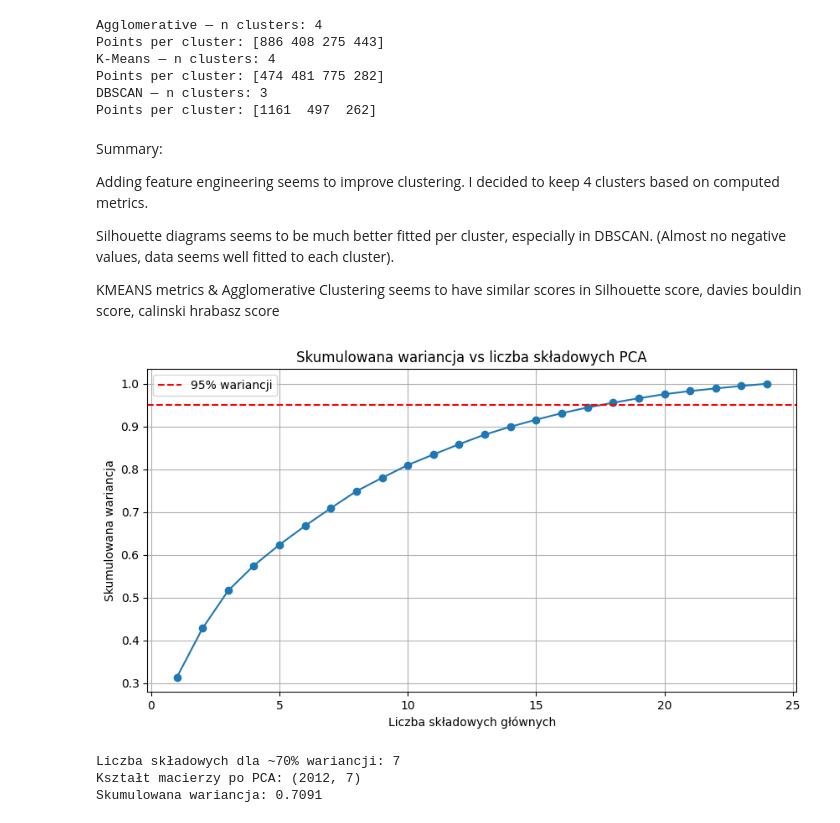
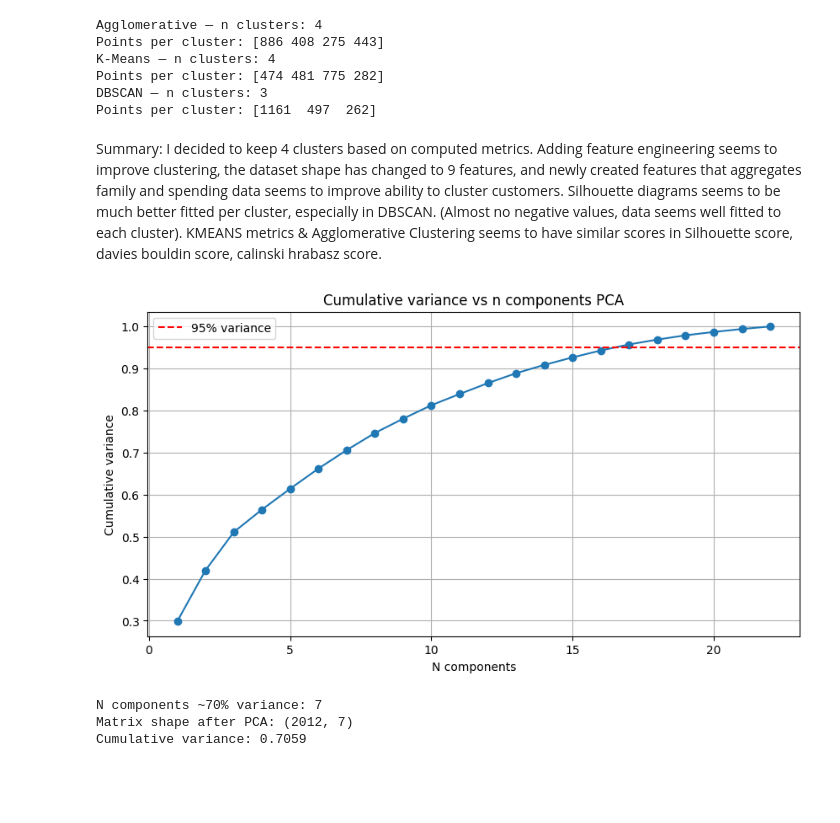
Before and after one commit to jancewicz/PJATK---Artificial-Intelligence-Postgraduate-Studies-, a Jupyter notebook: scikit-learn/pawel_jancewicz_pr7_2026/marketing_campaign/marketing_campaign.ipynb, the cells around one changed output. Saved outputs shown, nothing was run; the diff lists cells and outputs as text; code cells hidden in the pictures; blank space fills up the shorter version.

Commit message:
final of marketing customers clustering

```diff
--- a/scikit-learn/pawel_jancewicz_pr7_2026/marketing_campaign/marketing_campaign.ipynb
+++ b/scikit-learn/pawel_jancewicz_pr7_2026/marketing_campaign/marketing_campaign.ipynb
@@ -752,53 +753,50 @@ DBSCAN — n clusters: 3
 Points per cluster: [1161  497  262]
 # %% [markdown]
 Summary:
-
-Adding feature engineering seems to improve clustering. I decided to keep 4 clusters based on computed metrics.
-
+I decided to keep 4 clusters based on computed metrics.
+Adding feature engineering seems to improve clustering, the dataset shape has changed to 9 features, and newly created features that aggregates family and spending data seems to improve ability to cluster customers.
 Silhouette diagrams seems to be much better fitted per cluster, especially in DBSCAN. (Almost no negative values, data seems well fitted to each cluster).
-
-KMEANS metrics & Agglomerative Clustering seems to have similar scores in Silhouette score, davies bouldin score, calinski hrabasz score
+KMEANS metrics & Agglomerative Clustering seems to have similar scores in Silhouette score, davies bouldin score, calinski hrabasz score.
 # %%
-from sklearn.decomposition import PCA
 # # ZADANIE 5
 
-# df = df.drop("Cluster", axis=1)
-# df = df.drop("Cluster_HC", axis=1)
+df = df.drop("Cluster", axis=1)
+df = df.drop("Cluster_HC", axis=1)
 
 X_ex5 = df[df.columns].values
 scaler = StandardScaler()
 
 X_ex5_scaled = scaler.fit_transform(X_ex5)
 
 cumulative_variances = []
 for n in range(1, len(df.columns)):
     pca = PCA(n_components=n)
     pca.fit(X_ex5_scaled)
     cumulative_variances.append(np.sum(pca.explained_variance_ratio_))
 
 
 plt.figure(figsize=(10, 5))
 plt.plot(list(range(1, len(df.columns))), cumulative_variances, marker='o')
-plt.xlabel('Liczba składowych głównych')
-plt.ylabel('Skumulowana wariancja')
-plt.title('Skumulowana wariancja vs liczba składowych PCA')
-plt.axhline(y=0.95, color='r', linestyle='--', label='95% wariancji')
+plt.xlabel('N components')
+plt.ylabel('Cumulative variance')
+plt.title('Cumulative variance vs n components PCA')
+plt.axhline(y=0.95, color='r', linestyle='--', label='95% variance')
 plt.legend()
 plt.grid(True)
 plt.show()
 
 n_components_70_var = next(i + 1 for i, v in enumerate(cumulative_variances) if v >= 0.70)
-print(f"Liczba składowych dla ~70% wariancji: {n_components_70_var}")
+print(f"N components ~70% variance: {n_components_70_var}")
 
 pca_final = PCA(n_components=n_components_70_var)
 X_pca = pca_final.fit_transform(X_ex5_scaled)
-print(f"Kształt macierzy po PCA: {X_pca.shape}")
-print(f"Skumulowana wariancja: {np.sum(pca_final.explained_variance_ratio_):.4f}")
+print(f"Matrix shape after PCA: {X_pca.shape}")
+print(f"Cumulative variance: {np.sum(pca_final.explained_variance_ratio_):.4f}")
 # %% [output]
-[figure, old version]
+[figure, new version]
-Liczba składowych dla ~70% wariancji: 7
-Kształt macierzy po PCA: (2012, 7)
-Skumulowana wariancja: 0.7091
+N components ~70% variance: 7
+Matrix shape after PCA: (2012, 7)
+Cumulative variance: 0.7059
 # %%
 # Plot suggested clusters for clustering algorithms using matrix from PCA
 inertias, dbs, silhouette_scores = plot_cluster_search(X=X_pca)
```
Also changed, not shown: parts of 19 cells of this notebook.
